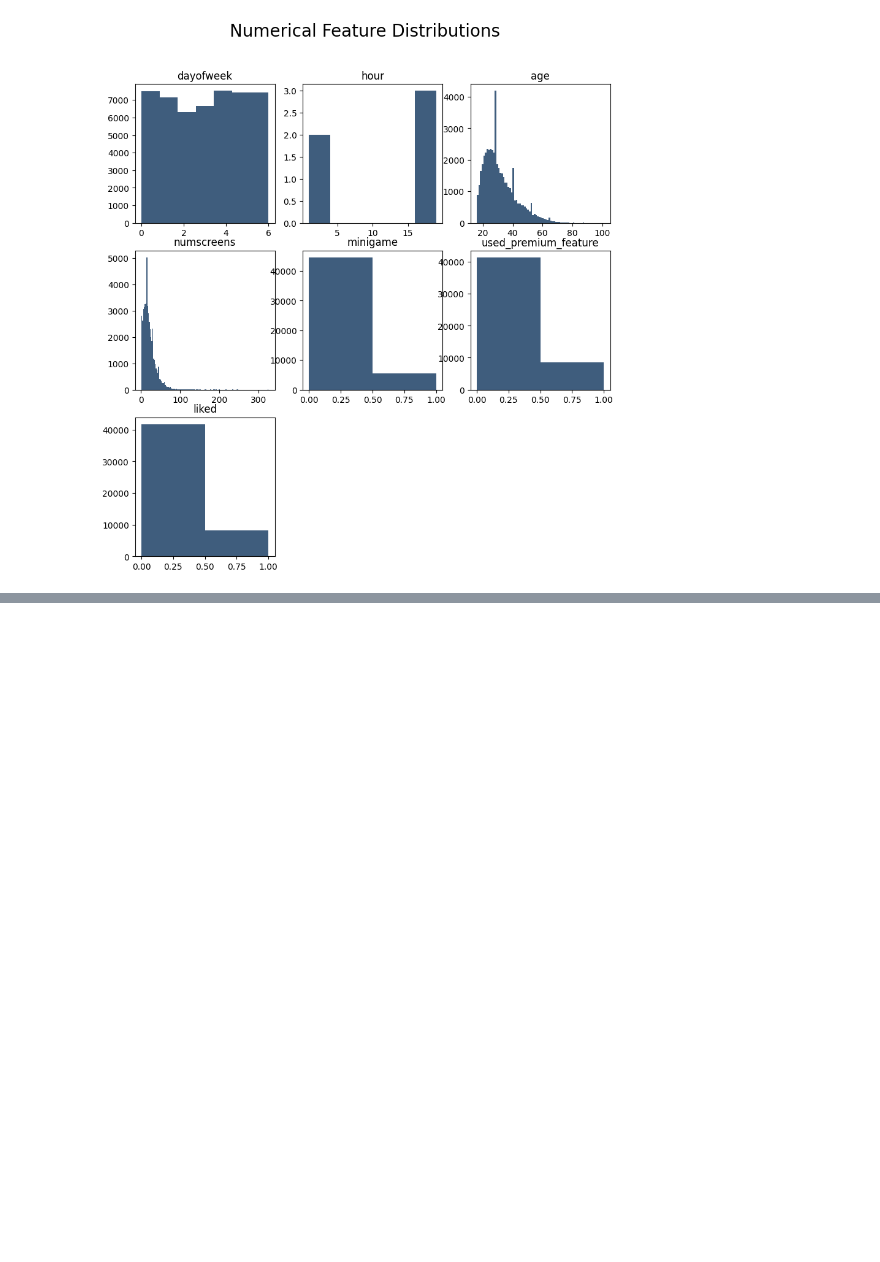
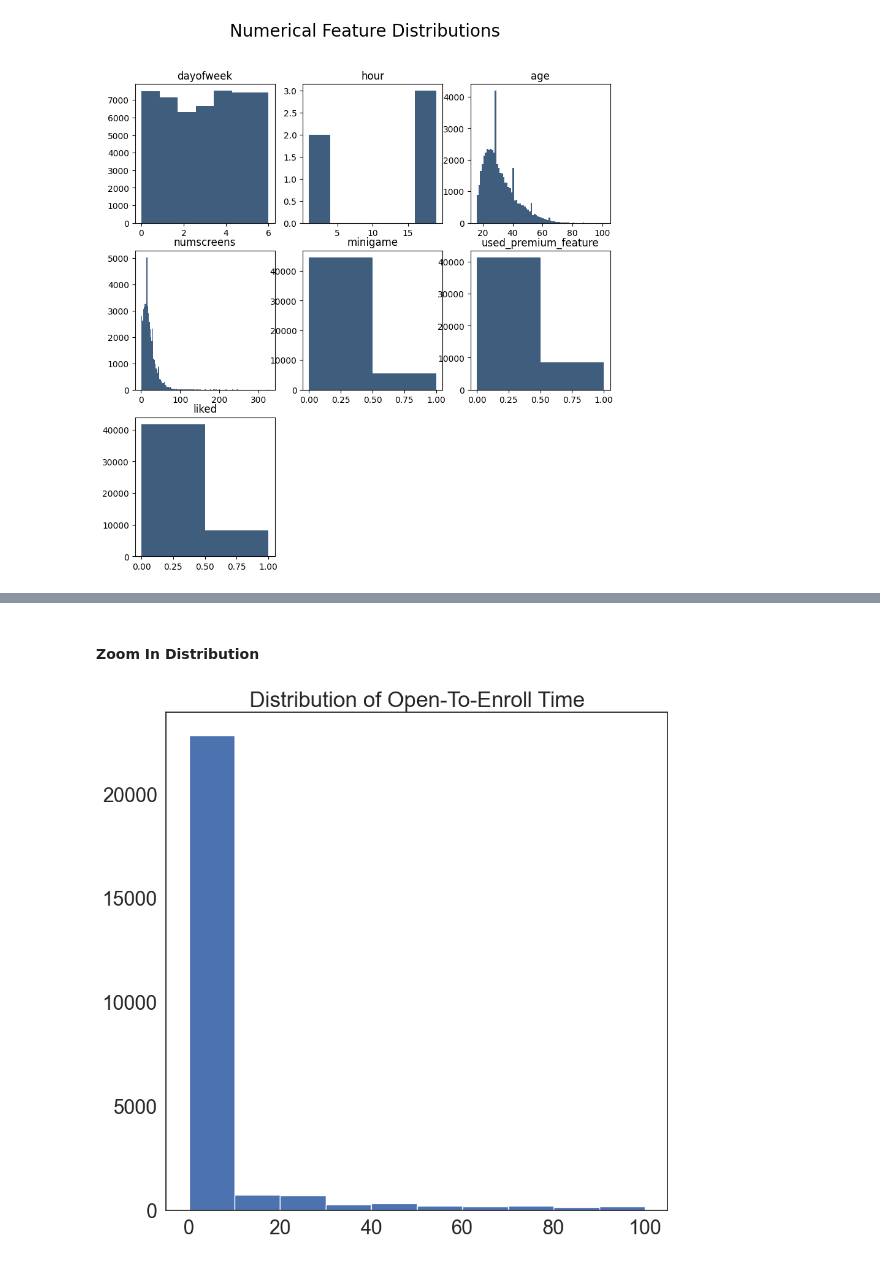
Before and after one commit to xuwenyihust/Machine-Learning, a Jupyter notebook: app-behaviors-analysis/app-behaviors-analysis.ipynb, the cells around one changed output, grey strips where cells are left out. Saved outputs shown, nothing was run; the diff lists cells and outputs as text; code cells hidden in the pictures; blank space fills up the shorter version.

```diff
--- a/app-behaviors-analysis/app-behaviors-analysis.ipynb
+++ b/app-behaviors-analysis/app-behaviors-analysis.ipynb
@@ -127,0 +236,9 @@ for i in range(0, app_data_df2.shape[1]):
+# %% [markdown]
+#### Zoom In Distribution
+# %%
+plt.figure(figsize=(10, 10))
+plt.hist(app_data_df["first_open_to_enroll_hour"].dropna(), range=[0, 100])
+plt.title("Distribution of Open-To-Enroll Time")
+plt.show()
+# %% [output]
+[figure, added]
```
Also changed, not shown: parts of 19 cells of this notebook.
